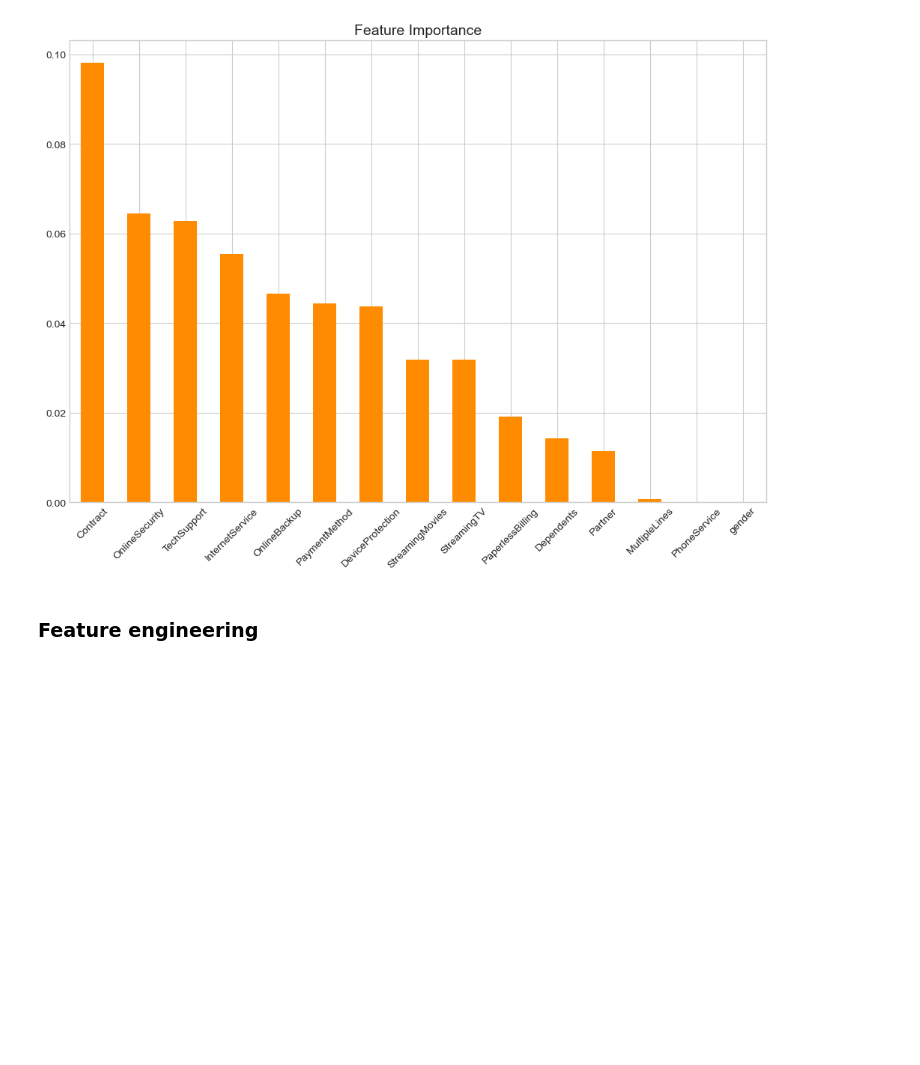
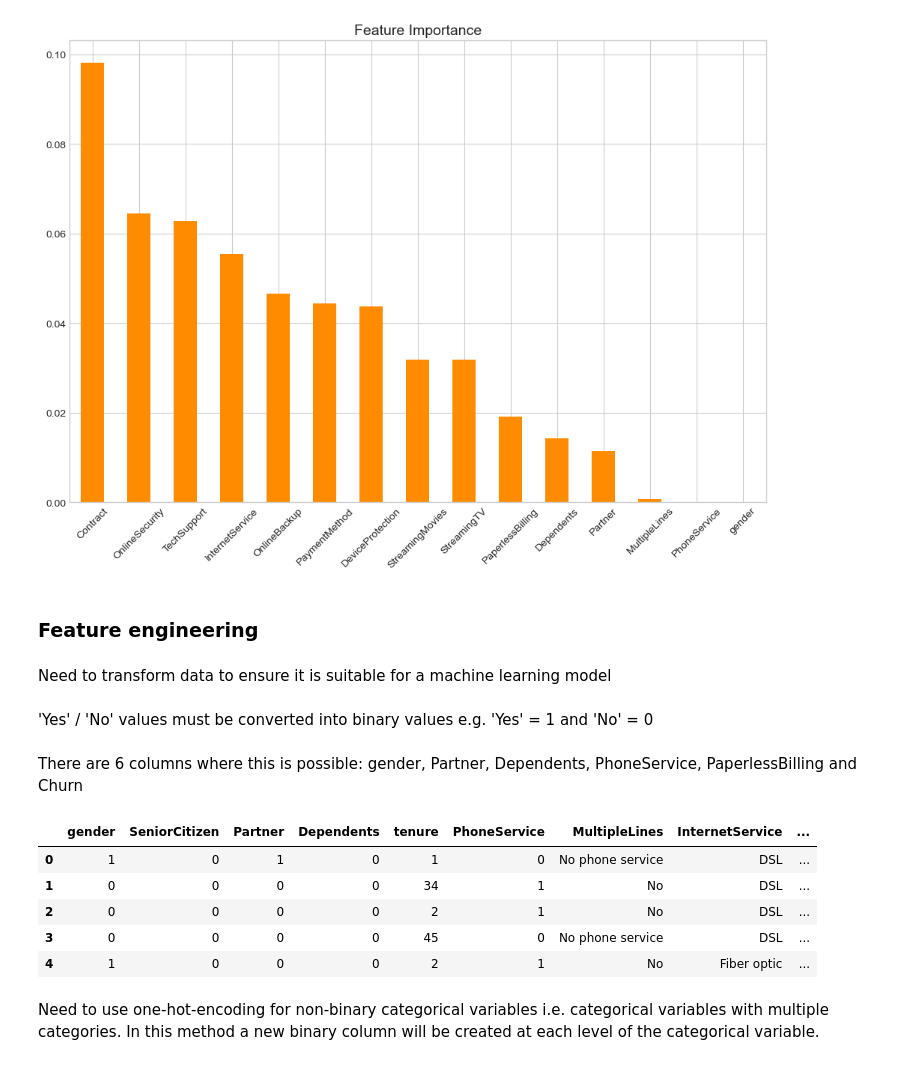
Before and after one commit to alicia-gleeson/UCDPA_aliciagleeson, a Jupyter notebook: customer_churn_prediction.ipynb, the cells around one changed output. Cells and saved outputs as stored; diff of their text form; code cells hidden in the pictures; blank space fills up the shorter version.

```diff
--- a/customer_churn_prediction.ipynb
+++ b/customer_churn_prediction.ipynb
@@ -486,3 +482,32 @@ ax.tick_params(axis='x', rotation=45)
 [figure]
 # %% [markdown]
 ### Feature engineering
+# %% [markdown]
+Need to transform data to ensure it is suitable for a machine learning model
+# %% [markdown]
+'Yes' / 'No' values must be converted into binary values e.g. 'Yes' = 1 and 'No' = 0
+# %% [markdown]
+There are 6 columns where this is possible: gender, Partner, Dependents, PhoneService, PaperlessBilling and Churn
+# %%
+df_transformed = df.copy()
+
+# label encoding (binary variables)
+label_encoding_columns = ['gender', 'Partner', 'Dependents',  'PhoneService', 'PaperlessBilling', 'Churn']
+
+# encode categorical binary features using label encoding
+for column in label_encoding_columns:
+    if column == 'gender':
+        df_transformed[column] = df_transformed[column].map({'Female': 1, 'Male': 0})
+    else:
+        df_transformed[column] = df_transformed[column].map({'Yes': 1, 'No': 0})
+# %%
+df_transformed.head()
+# %% [output]
+|  | gender | SeniorCitizen | Partner | Dependents | tenure | PhoneService | MultipleLines | InternetService | ... |
+| 0 | 1 | 0 | 1 | 0 | 1 | 0 | No phone service | DSL | ... |
+| 1 | 0 | 0 | 0 | 0 | 34 | 1 | No | DSL | ... |
+| 2 | 0 | 0 | 0 | 0 | 2 | 1 | No | DSL | ... |
+| 3 | 0 | 0 | 0 | 0 | 45 | 0 | No phone service | DSL | ... |
+| 4 | 1 | 0 | 0 | 0 | 2 | 1 | No | Fiber optic | ... |
+# %% [markdown]
+Need to use one-hot-encoding for non-binary categorical variables i.e. categorical variables with multiple categories. In this method a new binary column will be created at each level of the categorical variable.
```
Also changed, not shown: parts of 13 cells of this notebook.
